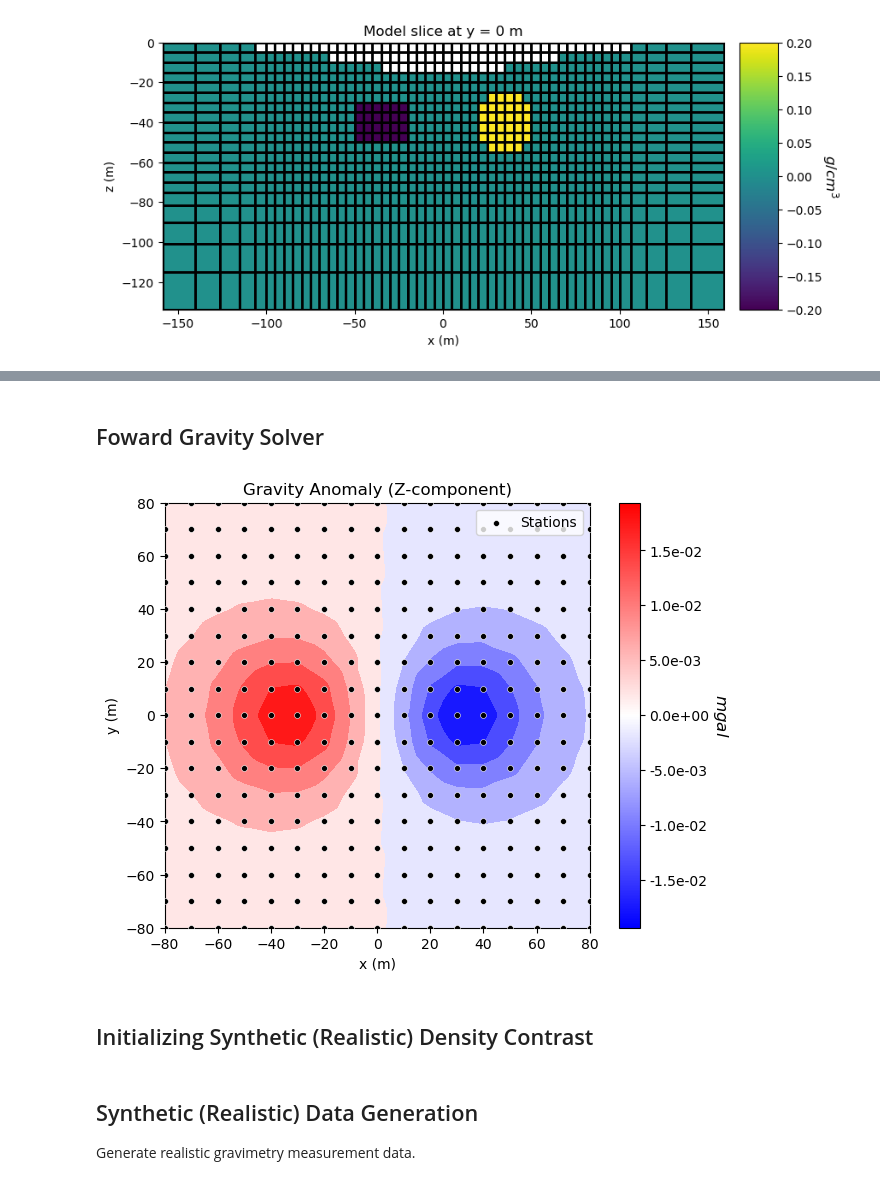
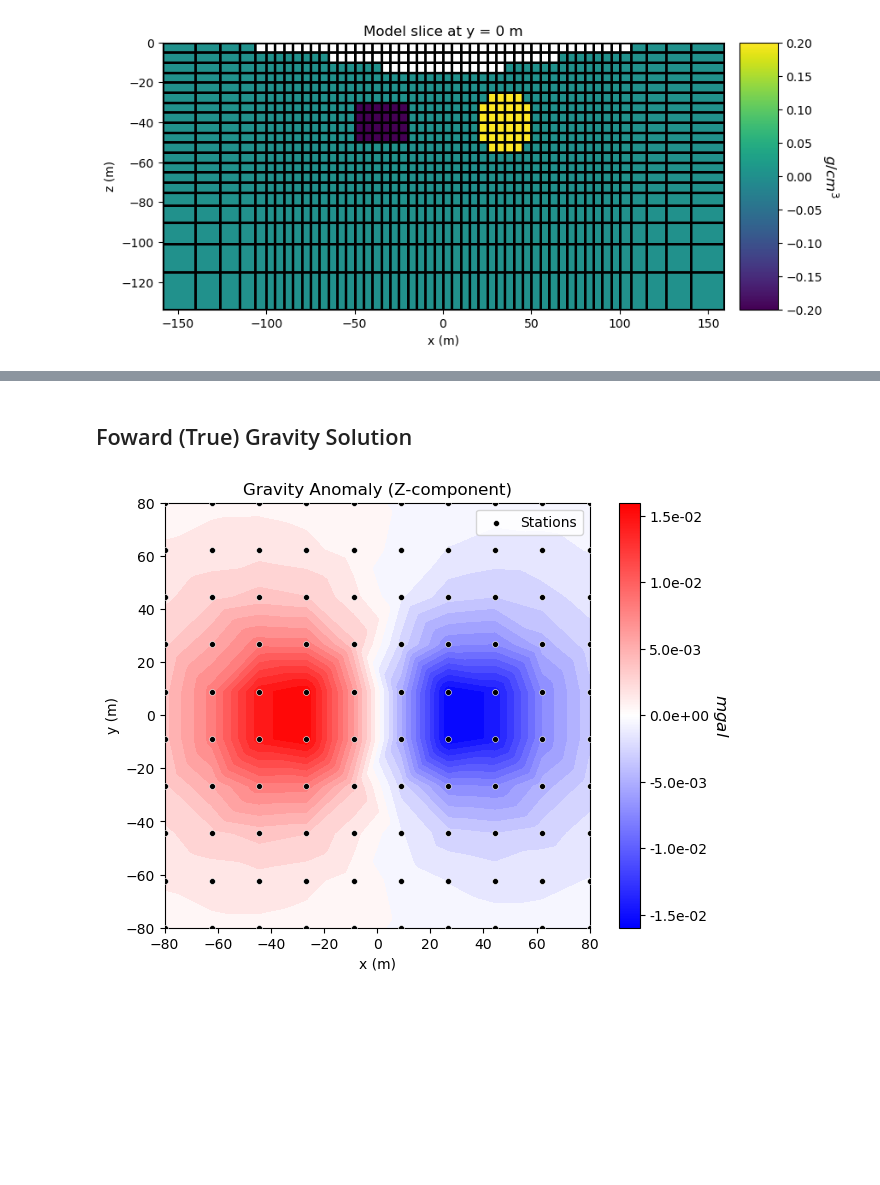
Before and after one commit to Exascale-Systems/geai, a Jupyter notebook: main.ipynb, the cells around one changed output, grey strips where cells are left out. Saved outputs shown, nothing was run; the diff lists cells and outputs as text; code cells hidden in the pictures; blank space fills up the shorter version.

Commit message:
plotting and refactoring

```diff
--- a/main.ipynb
+++ b/main.ipynb
@@ -107,7 +85,7 @@ which are to be measured of true_model
 # %%
 # Define the observation locations (N, 3) array
-x = np.linspace(-80.0, 80.0, 17)
-y = np.linspace(-80.0, 80.0, 17)
+x = np.linspace(-80.0, 80.0, 10)
+y = np.linspace(-80.0, 80.0, 10)
 x, y = np.meshgrid(x, y)
 x, y = mkvc(x.T), mkvc(y.T)
 fun_interp = LinearNDInterpolator(np.c_[x_topo, y_topo], z_topo)
@@ -121,57 +99,4 @@ receiver_list = [receiver_list]
 source_field = gravity.sources.SourceField(receiver_list=receiver_list)
 survey = gravity.survey.Survey(source_field)
 # %% [markdown]
-## Foward Gravity Solver
+## Foward (True) Gravity Solution
-# %%
-simulation = gravity.simulation.Simulation3DIntegral(
-    survey=survey,
-    mesh=mesh,
-    rhoMap=model_map,
-    active_cells=ind_active,
-    store_sensitivities="forward_only",
-    engine="choclo",
-)
-
-dpred = simulation.dpred(true_model)
-
-# Plot
-fig = plt.figure(figsize=(7, 5))
-
-v_max = np.max(np.abs(dpred))
-
-ax1 = fig.add_axes([0.1, 0.1, 0.75, 0.85])
-plot2Ddata(
-    receiver_list[0].locations,
-    dpred,
-    clim=(-v_max, v_max),
-    ax=ax1,
-    contourOpts={"cmap": "bwr"},
-)
-ax1.set_title("Gravity Anomaly (Z-component)")
-ax1.set_xlabel("x (m)")
-ax1.set_ylabel("y (m)")
-
-# Overlay survey locations as dots
-xy = receiver_list[0].locations[:, :2]        # (N, 2) -> x, y
-ax1.scatter(
-    xy[:, 0], xy[:, 1],
-    s=18, marker='o', c='k',
-    edgecolors='w', linewidths=0.4,
-    zorder=3, label='Stations'
-)
-ax1.legend(loc='upper right', frameon=True)
-# Optional: keep axes scaling consistent
-ax1.set_aspect('equal', adjustable='box')
-
-ax2 = fig.add_axes([0.82, 0.1, 0.03, 0.85])
-norm = mpl.colors.Normalize(vmin=-v_max, vmax=v_max)
-cbar = mpl.colorbar.ColorbarBase(
-    ax2, norm=norm, orientation="vertical", cmap=mpl.cm.bwr, format="%.1e"
-)
-cbar.set_label("$mgal$", rotation=270, labelpad=15, size=12)
-
-plt.show()
-# %% [output]
-[figure, removed]
-# %% [markdown]
-## Initializing Synthetic (Realistic) Density Contrast
@@ -180,4 +103,16 @@ synthetic_model = np.zeros(nC)
-# %% [markdown]
-## Synthetic (Realistic) Data Generation
-
-Generate realistic gravimetry measurement data.
+# %%
+simulation = gravity.simulation.Simulation3DIntegral(
+    survey=survey,
+    mesh=mesh,
+    rhoMap=model_map,
+    active_cells=ind_active,
+    store_sensitivities="forward_only",
+    engine="choclo",
+)
+
+dpred = simulation.dpred(true_model)
+
+# Plot True Gravity
+plot_gravity_anomaly(receiver_list[0].locations, dpred)
+# %% [output]
+[figure, added]
```
Also changed, not shown: parts of 14 cells of this notebook, 1 other file.
